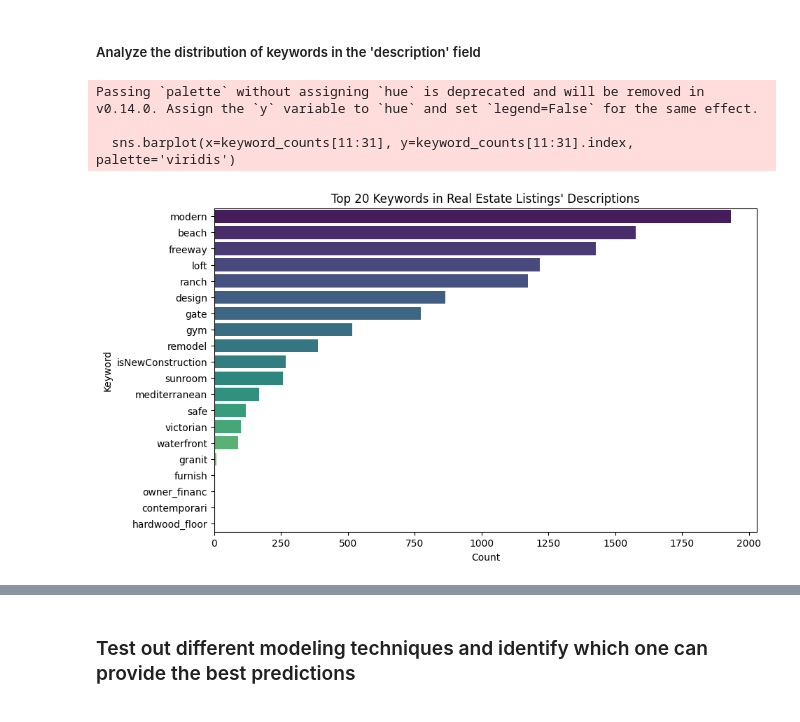
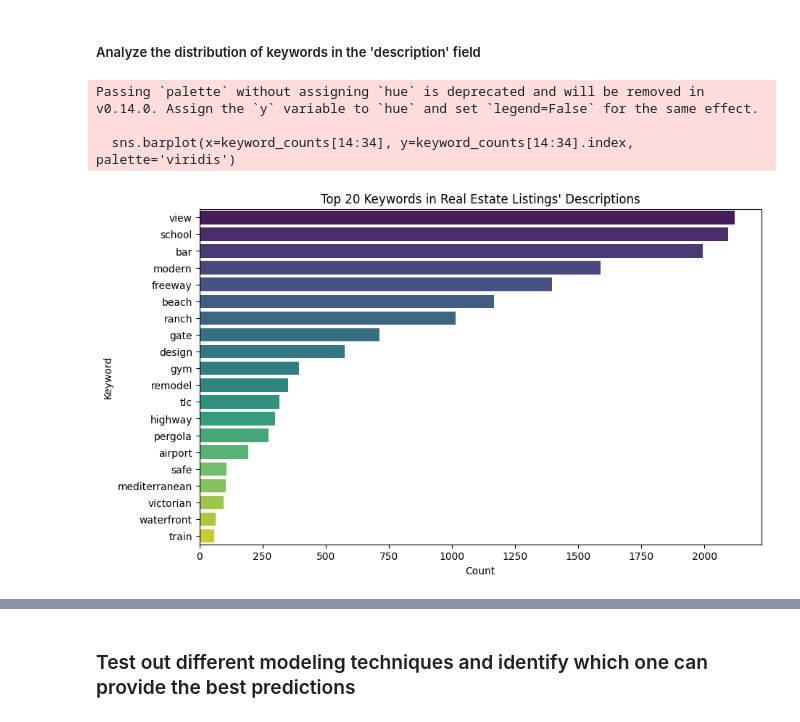
Before and after one commit to vinay-jain-1/ml-capstone-real-estate-price-prediction, a Jupyter notebook: california_real_estate_price_predictor.ipynb, the cells around one changed output, grey strips where cells are left out. Drawn from its saved outputs; the diff is of its cells as text; code cells hidden in the pictures.

```diff
--- a/california_real_estate_price_predictor.ipynb
+++ b/california_real_estate_price_predictor.ipynb
@@ -170,12 +201,12 @@ I will extract the keywords listed and create these as categorical columns' with
 
 # Define the keyword categories for homes
 keyword_categories = {
-    "Features": ['hardwood floors', 'master suite', 'detached garage', 'waterfront', 'open floor plan', 'bonus room', 'rec room', 'game room', 'loft', 'sunroom', 'solar panels', 'office space', 'guest house', 'in-law suite', 'granite', 'high ceilings', 'updated electrical', 'new roof', 'new HVAC', 'custom landscaping'],
-    "Property_Condition": ['remodeled', 'renovated', 'designer', 'fixer-upper', 'needs TLC', 'handyman special', 'model home'],
-    "Location_Neighborhood": ['safe', 'cul-de-sac', 'gated', 'public transport', 'freeway', 'golf course', 'beach', 'great schools',  'excellent schools', 'family-friendly'],
-    "Property_Style_Layout": ['ranch', 'colonial', 'victorian', 'mediterranean', 'contemporary', 'modern', 'traditional', 'farmhouse'],
-    "Amenities": ['pet-friendly', 'furnished', 'community pool', 'gym', 'fireplace', 'tennis', 'basketball'],
-    "Terms": ['short sale', 'foreclosure', 'owner financing', 'seller financing', 'cash offer', 'deed restrictions']
+    "Features": ['master', 'detached', 'waterfront', 'bonus room', 'solar panel', 'office', 'guest house', 'in law', 'granite', 'new roof', 'custom landscape', 'custom closet', 'backyard', 'back yard'],
+    "Property_Condition": ['remodeled', 'renovated', 'designer', 'fixer upper', 'TLC', 'handyman special', 'model home'],
+    "Location_Neighborhood": ['safe', 'cul de sac', 'gated', 'freeway', 'highway', 'golf course', 'beach', 'school', 'view', 'acre', 'secure', 'airport', 'train'],
+    "Property_Style_Layout": ['ranch', 'colonial', 'victorian', 'mediterranean', 'contemporary', 'modern', 'tuscan', 'farmhouse'],
+    "Amenities": ['pet', 'bar', 'pergola', 'furnished', 'community pool', 'gym', 'fireplace', 'deck'],
+    "Terms": ['short sale', 'foreclosure', 'owner financing', 'seller financing', 'seller credit', 'cash offer', 'deed', 'association fee', 'motivated']
 }
 
 # Initialize the PorterStemmer and WordNetLemmatizer
@@ -198,6 +229,14 @@ for category, keywords in keyword_categories.items():
     # Iterate over rows and count occurrences of each keyword
     for i in range(len(df)):
         description = df.loc[i, 'description']
+
+        # Check if description is a string, if not, convert to string or use empty string
+        if not isinstance(description, str):
+            if pd.isna(description):
+                description = ''
+            else:
+                description = str(description)
+
         for keyword in keywords:
             # Stem the keyword
             stemmed_keyword = stemmer.stem(keyword)
@@ -206,5 +245,3 @@ for category, keywords in keyword_categories.items():
             final_keyword = lemmatizer.lemmatize(stemmed_keyword)
 
             df.loc[i, final_keyword.replace(' ', '_')] = len([token for token in word_tokenize(description.lower().translate(str.maketrans('', '', string.punctuation))) if token.lower() == final_keyword.lower()])
-
-# ... (code for one-hot encoding, concatenation, and modeling follows below)
@@ -211,3 +270,9 @@ for category, keywords in keyword_categories.items():
+# %%
+#create a copy of df for later usage
+df_copy = df.copy() #use a checkpoint for restoring the df dataframe
+# %%
+#restore the df from the checkpoint
+df = df_copy.copy()
 # %% [markdown]
 ##### Derived Features from Existing Data:
 1. Age of the House: Calculate the age of the house by subtracting the year built from the current year (or a reference year=2021).
@@ -218,8 +282,9 @@ for category, keywords in keyword_categories.items():
 # %%
 # Feature Engineering - Derived Features (as before)
 df['AgeOfHouse'] = 2021 - pd.to_numeric(df['yearBuilt'])
-df['NumRooms'] = df['bedrooms'] + df['bathrooms']
-df['LivingAreaPerRoom'] = df['livingAreaValue'] / df['NumRooms']
+# df['NumRooms'] = df['bedrooms'] + df['bathrooms']
+# df['LivingAreaPerRoom'] = df['livingAreaValue'] / df['NumRooms']
+df['LivingAreaPerRoom'] = df['livingAreaValue'] / (df['bedrooms'] + df['bathrooms'])
 df['BathToBedroomRatio'] = df['bathrooms'] / df['bedrooms']
 df['GarageToBedroomRatio'] = df['garageSpaces'] / df['bedrooms']
 
@@ -328,16 +333,16 @@ print(feature_importances.head(30))
 # %%
 # Analyze the distribution of keywords
 keyword_counts = df.drop('price', axis=1).sum()  # Count occurrences of each keyword
 keyword_counts = keyword_counts.sort_values(ascending=False)
-#Plot for the top 20 keywords excluding the first 10 which are the derived features
+#Plot for the top keywords excluding the first few which are the derived features
 plt.figure(figsize=(10, 6))
-sns.barplot(x=keyword_counts[11:31], y=keyword_counts[11:31].index, palette='viridis')
+sns.barplot(x=keyword_counts[14:34], y=keyword_counts[14:34].index, palette='viridis')
 plt.xlabel('Count')
 plt.ylabel('Keyword')
 plt.title('Top 20 Keywords in Real Estate Listings\' Descriptions')
 plt.show()
 # %% [output]
 Passing `palette` without assigning `hue` is deprecated and will be removed in v0.14.0. Assign the `y` variable to `hue` and set `legend=False` for the same effect.
 
-  sns.barplot(x=keyword_counts[11:31], y=keyword_counts[11:31].index, palette='viridis')
+  sns.barplot(x=keyword_counts[14:34], y=keyword_counts[14:34].index, palette='viridis')
-[figure, old version]
+[figure, new version]
```
Also changed, not shown: parts of 46 cells of this notebook, 9 other files.
